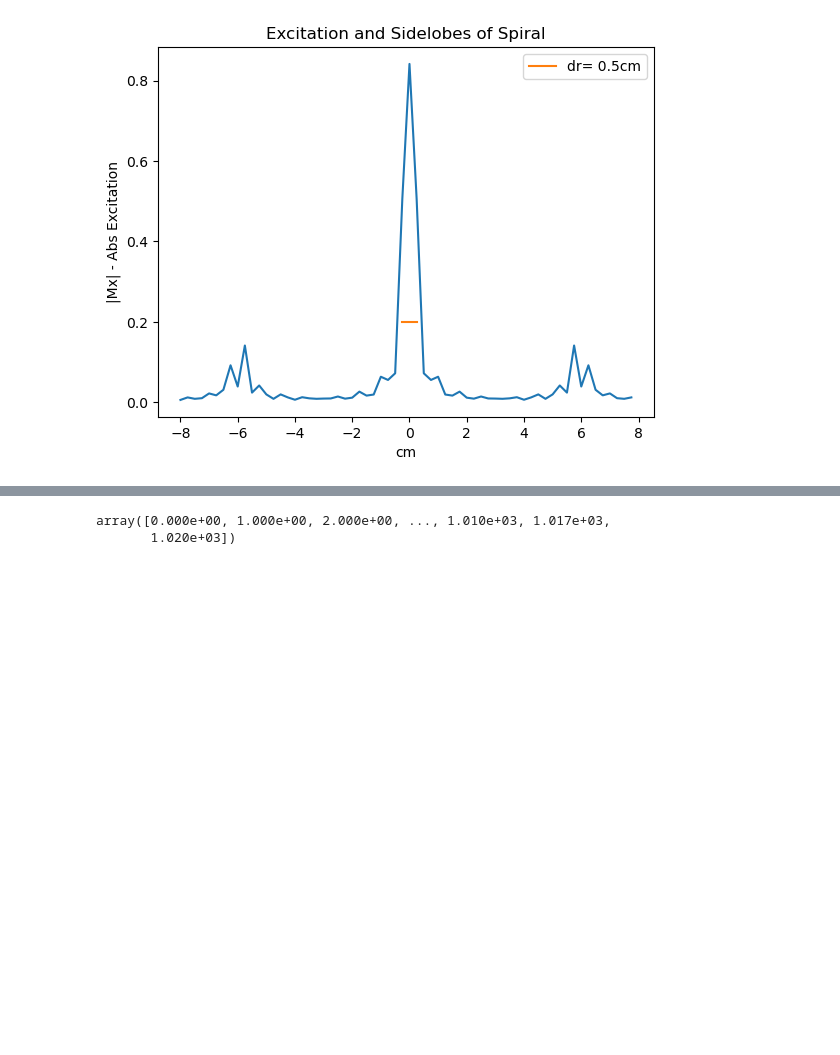
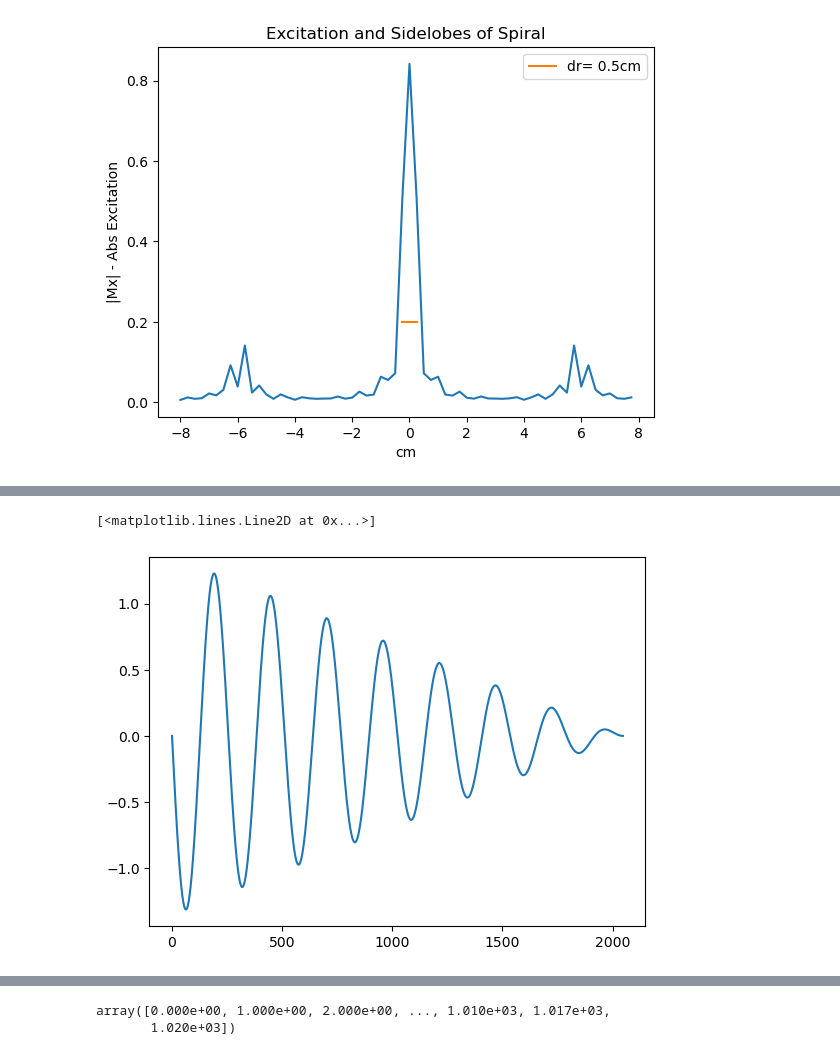
Before and after one commit to jhillard-stanford/mri-fingerprinting, a Jupyter notebook: assingment2/assignment2.ipynb, the cells around one changed output, grey strips where cells are left out. Saved outputs shown, nothing was run; the diff lists cells and outputs as text; code cells hidden in the pictures; blank space fills up the shorter version.

```diff
--- a/assingment2/assignment2.ipynb
+++ b/assingment2/assignment2.ipynb
@@ -192,0 +327,5 @@ No artists with labels found to put in legend.  Note that artists whose label st
+# %%
+plt.plot(np.imag(ka))
+# %% [output]
+[<matplotlib.lines.Line2D at 0x...>]
+[figure, added]
```
Also changed, not shown: parts of 6 cells of this notebook, 4 other files.
